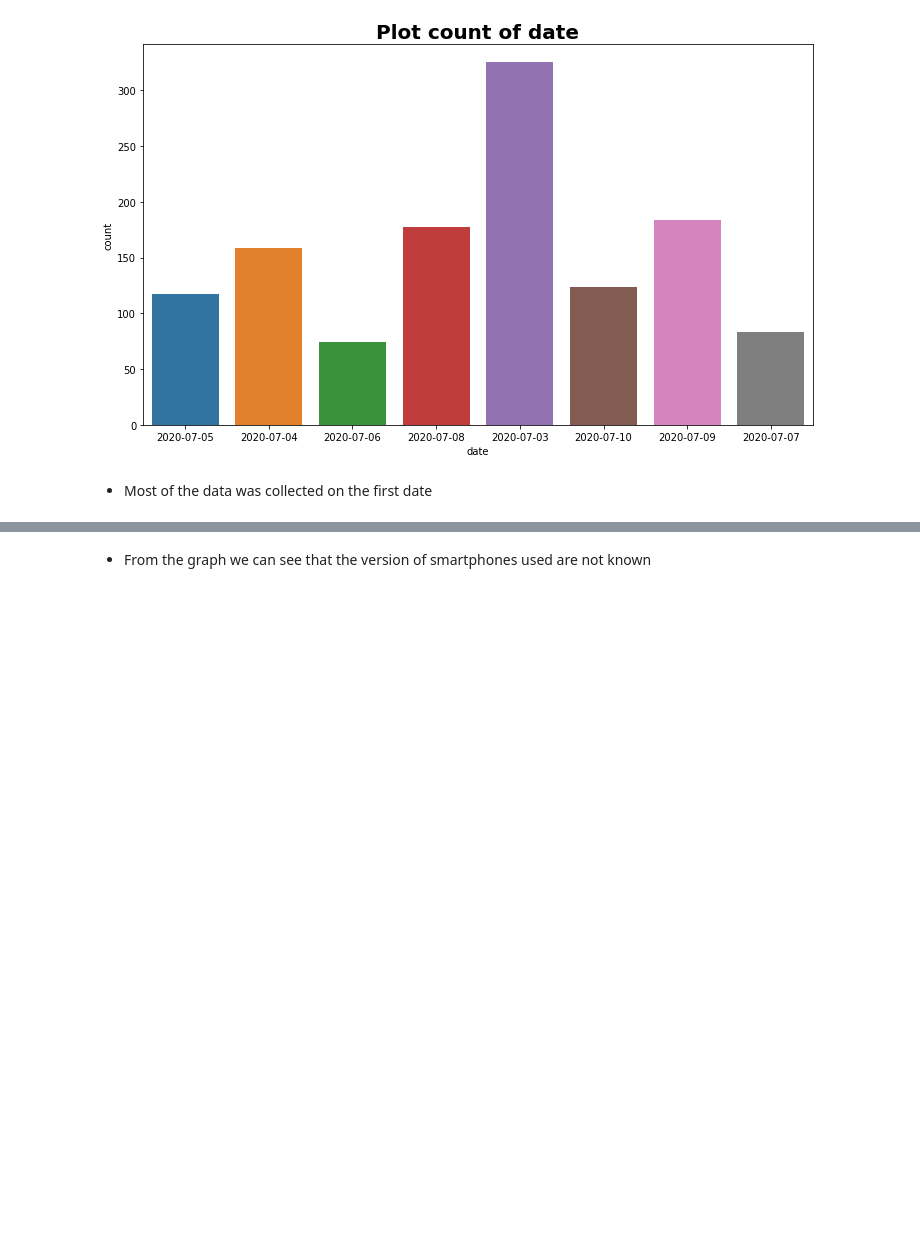
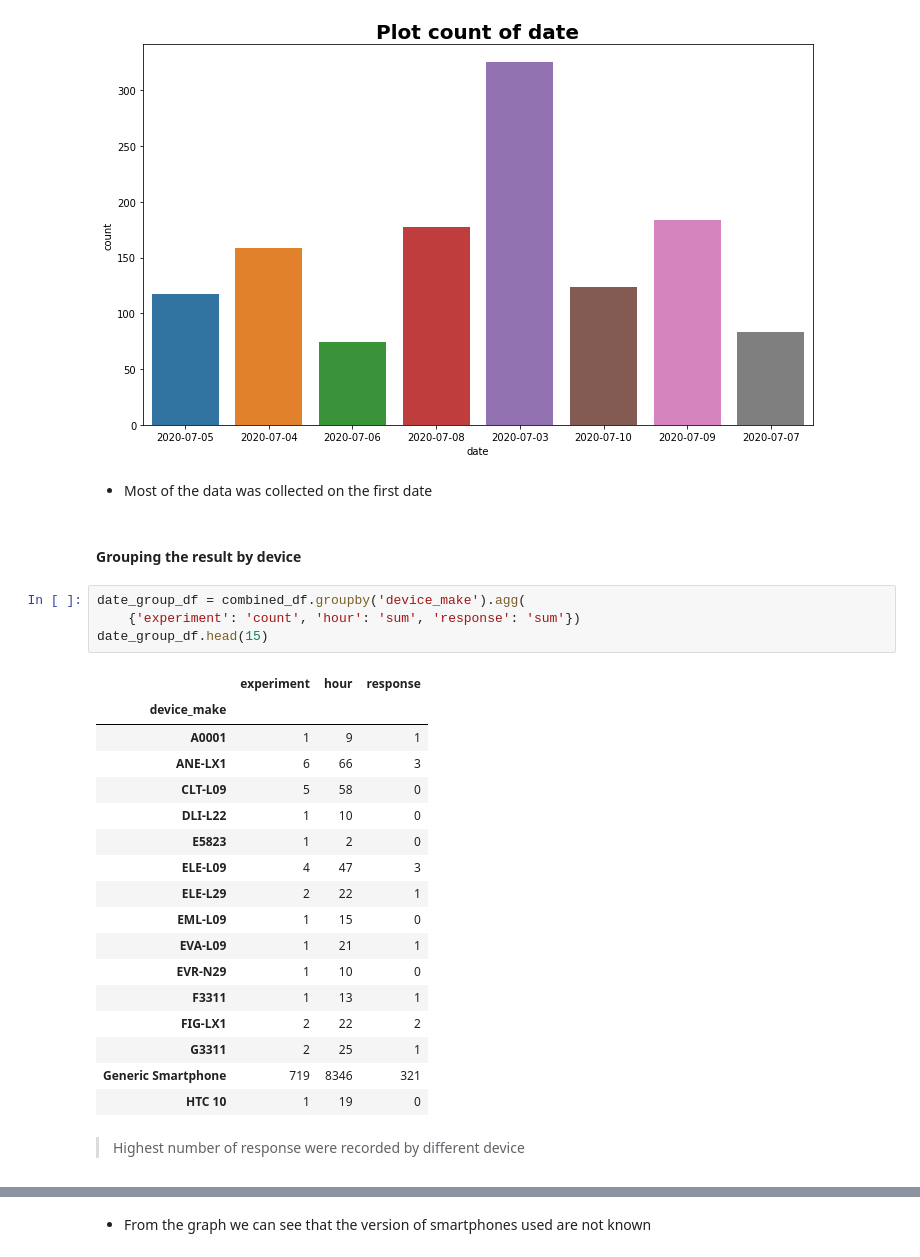
Before and after one commit to sel6/abtest-mlops, a Jupyter notebook: notebooks/data_preparation_and_exploration.ipynb, the cells around one changed output, grey strips where cells are left out. Drawn from its saved outputs; the diff is of its cells as text; blank space fills up the shorter version.

Commit message:
add code for browser grouping

```diff
--- a/notebooks/data_preparation_and_exploration.ipynb
+++ b/notebooks/data_preparation_and_exploration.ipynb
@@ -234,6 +251,32 @@ plot_count(answered, 'date')
 [figure]
 # %% [markdown]
 * Most of the data was collected on the first date
+# %% [markdown]
+#### Grouping the result by device
+# %%
+date_group_df = combined_df.groupby('device_make').agg(
+    {'experiment': 'count', 'hour': 'sum', 'response': 'sum'})
+date_group_df.head(15)
+# %% [output]
+|  | experiment | hour | response |
+| device_make |  |  |  |
+| A0001 | 1 | 9 | 1 |
+| ANE-LX1 | 6 | 66 | 3 |
+| CLT-L09 | 5 | 58 | 0 |
+| DLI-L22 | 1 | 10 | 0 |
+| E5823 | 1 | 2 | 0 |
+| ELE-L09 | 4 | 47 | 3 |
+| ELE-L29 | 2 | 22 | 1 |
+| EML-L09 | 1 | 15 | 0 |
+| EVA-L09 | 1 | 21 | 1 |
+| EVR-N29 | 1 | 10 | 0 |
+| F3311 | 1 | 13 | 1 |
+| FIG-LX1 | 2 | 22 | 2 |
+| G3311 | 2 | 25 | 1 |
+| Generic Smartphone | 719 | 8346 | 321 |
+| HTC 10 | 1 | 19 | 0 |
+# %% [markdown]
+>Highest number of response were recorded by different device
 # %%
 top_10 = df['device_make'].value_counts().nlargest(10)
 fig1, ax1 = plt.subplots(figsize=(7, 7))
```
Also changed, not shown: parts of 24 cells of this notebook, 1 other file.
